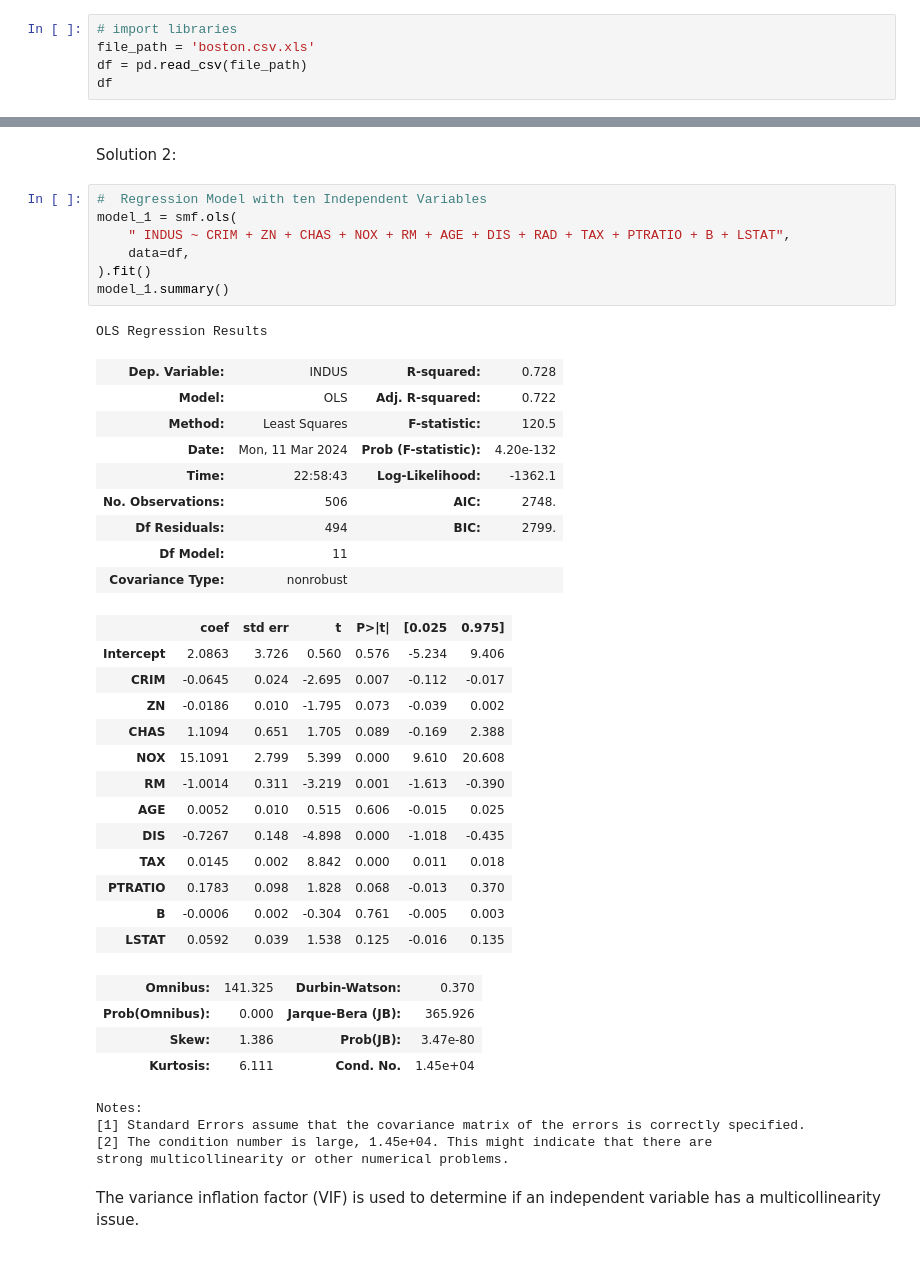
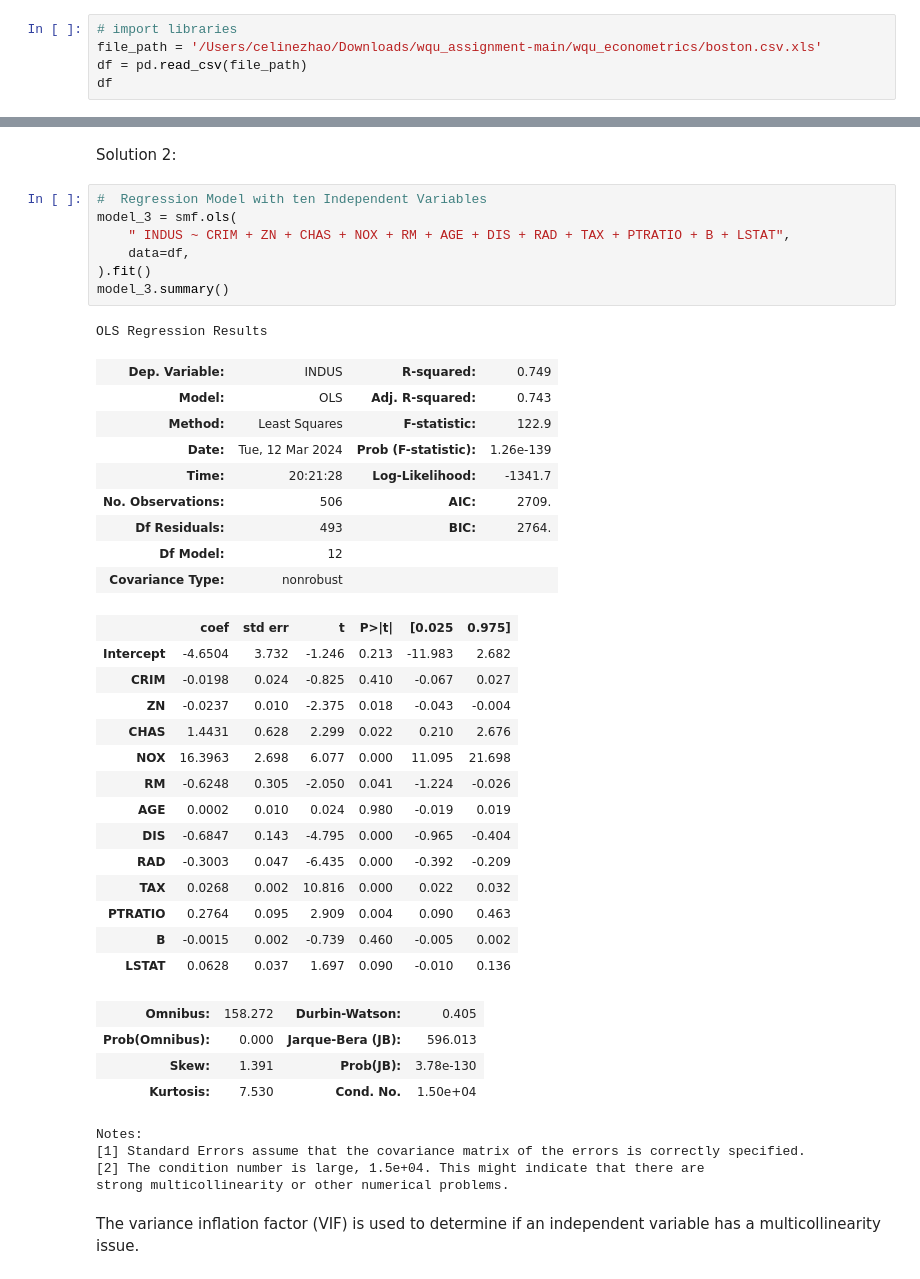
Before and after one commit to Celinzh/wqu_econometrics, a Jupyter notebook: multicolinearity.ipynb, the cells around one changed output, grey strips where cells are left out. Saved outputs shown, nothing was run; the diff lists cells and outputs as text.

Commit message:
Update the analysis - Celine

```diff
--- a/multicolinearity.ipynb
+++ b/multicolinearity.ipynb
@@ -19,7 +19,7 @@ Multicolinearity is a phenonmenon that the independent variables are highly corr
 3. Demonstration:
 # %%
 # import libraries
-file_path = 'boston.csv.xls'
+file_path = '/Users/celinezhao/Downloads/wqu_assignment-main/wqu_econometrics/boston.csv.xls'
 df = pd.read_csv(file_path)
 df
 # %% [output]
@@ -153,42 +169,43 @@ Conclusion: Dropping one of the highly correlated independent variables did not
 Solution 2:
 # %%
 #  Regression Model with ten Independent Variables
-model_1 = smf.ols(
+model_3 = smf.ols(
     " INDUS ~ CRIM + ZN + CHAS + NOX + RM + AGE + DIS + RAD + TAX + PTRATIO + B + LSTAT",
     data=df,
 ).fit()
-model_1.summary()
+model_3.summary()
 # %% [output]
 OLS Regression Results
-| Dep. Variable: | INDUS | R-squared: | 0.728 |
-| Model: | OLS | Adj. R-squared: | 0.722 |
-| Method: | Least Squares | F-statistic: | 120.5 |
-| Date: | Mon, 11 Mar 2024 | Prob (F-statistic): | 4.20e-132 |
-| Time: | 22:58:43 | Log-Likelihood: | -1362.1 |
-| No. Observations: | 506 | AIC: | 2748. |
-| Df Residuals: | 494 | BIC: | 2799. |
-| Df Model: | 11 |  |  |
+| Dep. Variable: | INDUS | R-squared: | 0.749 |
+| Model: | OLS | Adj. R-squared: | 0.743 |
+| Method: | Least Squares | F-statistic: | 122.9 |
+| Date: | Tue, 12 Mar 2024 | Prob (F-statistic): | 1.26e-139 |
+| Time: | 20:21:28 | Log-Likelihood: | -1341.7 |
+| No. Observations: | 506 | AIC: | 2709. |
+| Df Residuals: | 493 | BIC: | 2764. |
+| Df Model: | 12 |  |  |
 | Covariance Type: | nonrobust |  |  |
 |  | coef | std err | t | P>|t| | [0.025 | 0.975] |
-| Intercept | 2.0863 | 3.726 | 0.560 | 0.576 | -5.234 | 9.406 |
-| CRIM | -0.0645 | 0.024 | -2.695 | 0.007 | -0.112 | -0.017 |
-| ZN | -0.0186 | 0.010 | -1.795 | 0.073 | -0.039 | 0.002 |
-| CHAS | 1.1094 | 0.651 | 1.705 | 0.089 | -0.169 | 2.388 |
-| NOX | 15.1091 | 2.799 | 5.399 | 0.000 | 9.610 | 20.608 |
-| RM | -1.0014 | 0.311 | -3.219 | 0.001 | -1.613 | -0.390 |
-| AGE | 0.0052 | 0.010 | 0.515 | 0.606 | -0.015 | 0.025 |
-| DIS | -0.7267 | 0.148 | -4.898 | 0.000 | -1.018 | -0.435 |
-| TAX | 0.0145 | 0.002 | 8.842 | 0.000 | 0.011 | 0.018 |
-| PTRATIO | 0.1783 | 0.098 | 1.828 | 0.068 | -0.013 | 0.370 |
-| B | -0.0006 | 0.002 | -0.304 | 0.761 | -0.005 | 0.003 |
-| LSTAT | 0.0592 | 0.039 | 1.538 | 0.125 | -0.016 | 0.135 |
+| Intercept | -4.6504 | 3.732 | -1.246 | 0.213 | -11.983 | 2.682 |
+| CRIM | -0.0198 | 0.024 | -0.825 | 0.410 | -0.067 | 0.027 |
+| ZN | -0.0237 | 0.010 | -2.375 | 0.018 | -0.043 | -0.004 |
+| CHAS | 1.4431 | 0.628 | 2.299 | 0.022 | 0.210 | 2.676 |
+| NOX | 16.3963 | 2.698 | 6.077 | 0.000 | 11.095 | 21.698 |
+| RM | -0.6248 | 0.305 | -2.050 | 0.041 | -1.224 | -0.026 |
+| AGE | 0.0002 | 0.010 | 0.024 | 0.980 | -0.019 | 0.019 |
+| DIS | -0.6847 | 0.143 | -4.795 | 0.000 | -0.965 | -0.404 |
+| RAD | -0.3003 | 0.047 | -6.435 | 0.000 | -0.392 | -0.209 |
+| TAX | 0.0268 | 0.002 | 10.816 | 0.000 | 0.022 | 0.032 |
+| PTRATIO | 0.2764 | 0.095 | 2.909 | 0.004 | 0.090 | 0.463 |
+| B | -0.0015 | 0.002 | -0.739 | 0.460 | -0.005 | 0.002 |
+| LSTAT | 0.0628 | 0.037 | 1.697 | 0.090 | -0.010 | 0.136 |
-| Omnibus: | 141.325 | Durbin-Watson: | 0.370 |
-| Prob(Omnibus): | 0.000 | Jarque-Bera (JB): | 365.926 |
-| Skew: | 1.386 | Prob(JB): | 3.47e-80 |
-| Kurtosis: | 6.111 | Cond. No. | 1.45e+04 |
+| Omnibus: | 158.272 | Durbin-Watson: | 0.405 |
+| Prob(Omnibus): | 0.000 | Jarque-Bera (JB): | 596.013 |
+| Skew: | 1.391 | Prob(JB): | 3.78e-130 |
+| Kurtosis: | 7.530 | Cond. No. | 1.50e+04 |
 Notes:
 [1] Standard Errors assume that the covariance matrix of the errors is correctly specified.
-[2] The condition number is large, 1.45e+04. This might indicate that there are
+[2] The condition number is large, 1.5e+04. This might indicate that there are
 strong multicollinearity or other numerical problems.
 # %% [markdown]
 The variance inflation factor (VIF) is used to determine if an independent variable has a multicollinearity issue.
```
Also changed, not shown: parts of 11 cells of this notebook.
